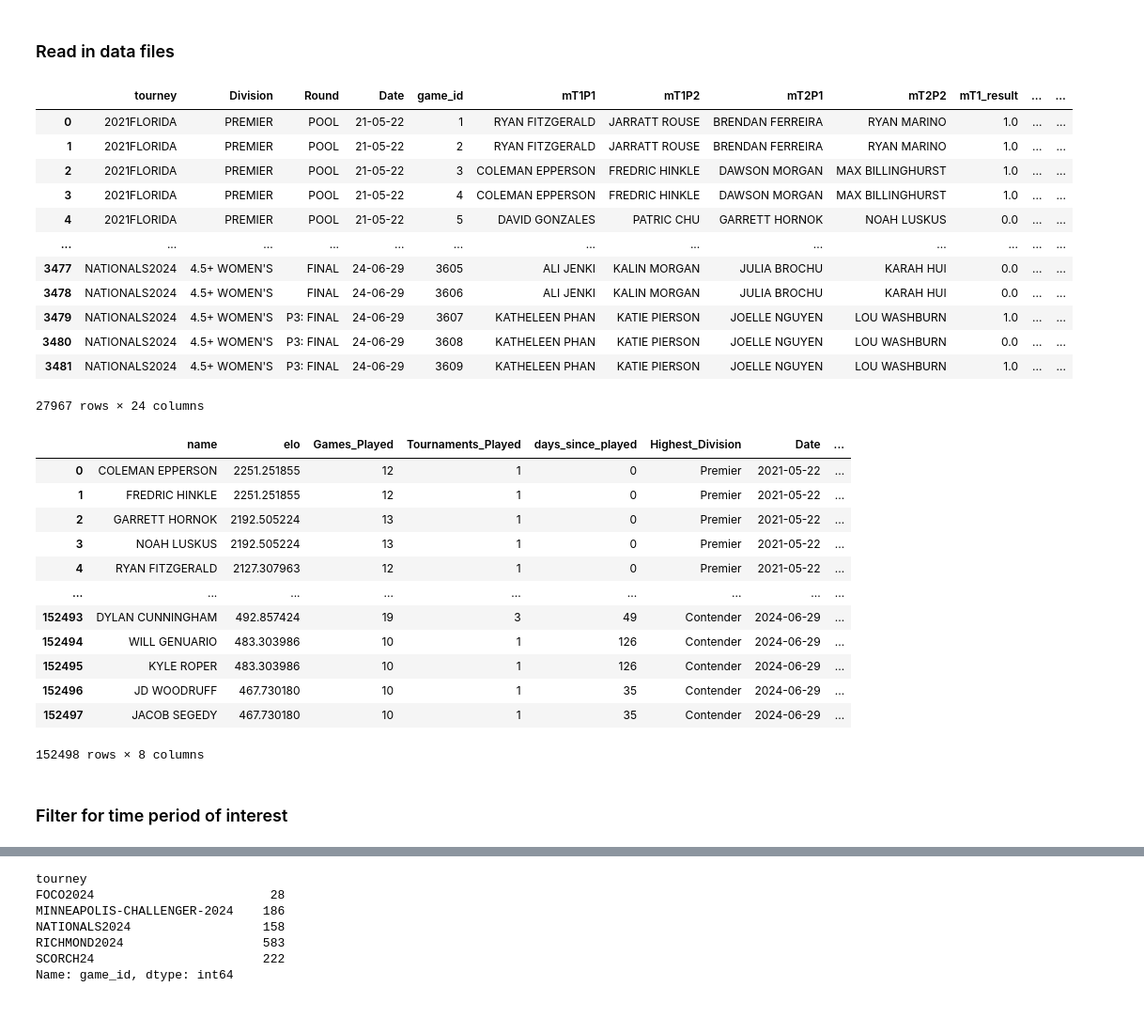
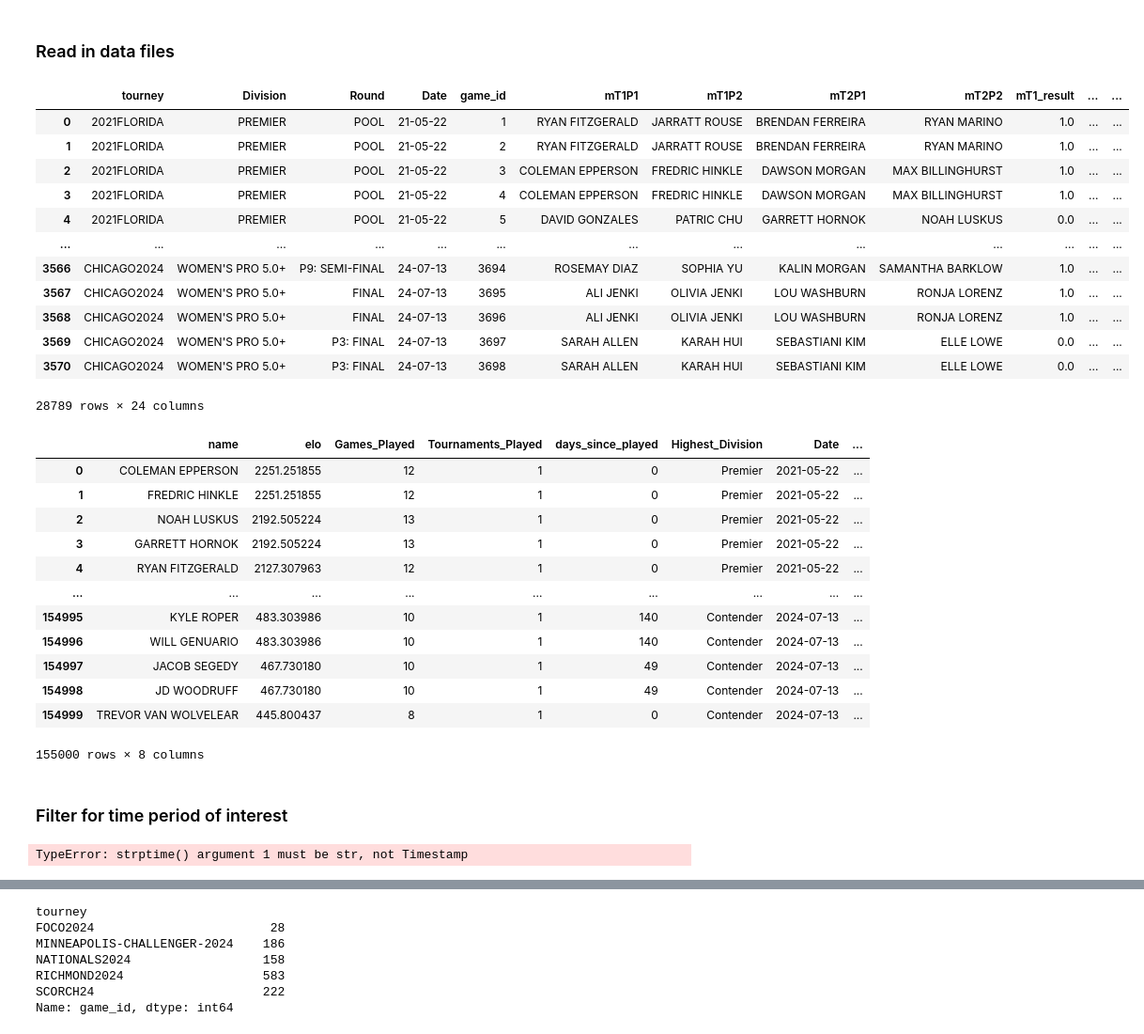
Before and after one commit to USAR-Rankings/rankings_model, a Jupyter notebook: data/Ranking Change/Ranking_Change.ipynb, the cells around one changed output, grey strips where cells are left out. Shown: that part at 94% size. Saved outputs shown, nothing was run; the diff lists cells and outputs as text; code cells hidden in the pictures.

```diff
--- a/data/Ranking Change/Ranking_Change.ipynb
+++ b/data/Ranking Change/Ranking_Change.ipynb
@@ -14,52 +14,54 @@ The goal of this script is to create interesting data about the last month of pl
 # %% [markdown]
 ### Read in data files
 # %%
-games = pd.read_csv("../test_all_games.csv").drop(["Unnamed: 0"],axis=1)
-games_w=pd.read_csv("../test_all_games_womens.csv").drop(["Unnamed: 0"],axis=1)
+games = pd.read_csv("../test_all_games_open_2024-08-02.csv").drop(["Unnamed: 0"],axis=1)
+games_w=pd.read_csv("../test_all_games_womens_2024-08-02.csv").drop(["Unnamed: 0"],axis=1)
 games_t=games._append(games_w)
 games_t
 # %% [output]
 |  | tourney | Division | Round | Date | game_id | mT1P1 | mT1P2 | mT2P1 | mT2P2 | mT1_result | ... | ... |
 | 0 | 2021FLORIDA | PREMIER | POOL | 21-05-22 | 1 | RYAN FITZGERALD | JARRATT ROUSE | BRENDAN FERREIRA | RYAN MARINO | 1.0 | ... | ... |
 | 1 | 2021FLORIDA | PREMIER | POOL | 21-05-22 | 2 | RYAN FITZGERALD | JARRATT ROUSE | BRENDAN FERREIRA | RYAN MARINO | 1.0 | ... | ... |
 | 2 | 2021FLORIDA | PREMIER | POOL | 21-05-22 | 3 | COLEMAN EPPERSON | FREDRIC HINKLE | DAWSON MORGAN | MAX BILLINGHURST | 1.0 | ... | ... |
 | 3 | 2021FLORIDA | PREMIER | POOL | 21-05-22 | 4 | COLEMAN EPPERSON | FREDRIC HINKLE | DAWSON MORGAN | MAX BILLINGHURST | 1.0 | ... | ... |
 | 4 | 2021FLORIDA | PREMIER | POOL | 21-05-22 | 5 | DAVID GONZALES | PATRIC CHU | GARRETT HORNOK | NOAH LUSKUS | 0.0 | ... | ... |
 | ... | ... | ... | ... | ... | ... | ... | ... | ... | ... | ... | ... | ... |
-| 3477 | NATIONALS2024 | 4.5+ WOMEN'S | FINAL | 24-06-29 | 3605 | ALI JENKI | KALIN MORGAN | JULIA BROCHU | KARAH HUI | 0.0 | ... | ... |
-| 3478 | NATIONALS2024 | 4.5+ WOMEN'S | FINAL | 24-06-29 | 3606 | ALI JENKI | KALIN MORGAN | JULIA BROCHU | KARAH HUI | 0.0 | ... | ... |
-| 3479 | NATIONALS2024 | 4.5+ WOMEN'S | P3: FINAL | 24-06-29 | 3607 | KATHELEEN PHAN | KATIE PIERSON | JOELLE NGUYEN | LOU WASHBURN | 1.0 | ... | ... |
-| 3480 | NATIONALS2024 | 4.5+ WOMEN'S | P3: FINAL | 24-06-29 | 3608 | KATHELEEN PHAN | KATIE PIERSON | JOELLE NGUYEN | LOU WASHBURN | 0.0 | ... | ... |
-| 3481 | NATIONALS2024 | 4.5+ WOMEN'S | P3: FINAL | 24-06-29 | 3609 | KATHELEEN PHAN | KATIE PIERSON | JOELLE NGUYEN | LOU WASHBURN | 1.0 | ... | ... |
+| 3566 | CHICAGO2024 | WOMEN'S PRO 5.0+ | P9: SEMI-FINAL | 24-07-13 | 3694 | ROSEMAY DIAZ | SOPHIA YU | KALIN MORGAN | SAMANTHA BARKLOW | 1.0 | ... | ... |
+| 3567 | CHICAGO2024 | WOMEN'S PRO 5.0+ | FINAL | 24-07-13 | 3695 | ALI JENKI | OLIVIA JENKI | LOU WASHBURN | RONJA LORENZ | 1.0 | ... | ... |
+| 3568 | CHICAGO2024 | WOMEN'S PRO 5.0+ | FINAL | 24-07-13 | 3696 | ALI JENKI | OLIVIA JENKI | LOU WASHBURN | RONJA LORENZ | 1.0 | ... | ... |
+| 3569 | CHICAGO2024 | WOMEN'S PRO 5.0+ | P3: FINAL | 24-07-13 | 3697 | SARAH ALLEN | KARAH HUI | SEBASTIANI KIM | ELLE LOWE | 0.0 | ... | ... |
+| 3570 | CHICAGO2024 | WOMEN'S PRO 5.0+ | P3: FINAL | 24-07-13 | 3698 | SARAH ALLEN | KARAH HUI | SEBASTIANI KIM | ELLE LOWE | 0.0 | ... | ... |
-27967 rows × 24 columns
+28789 rows × 24 columns
 # %%
-players=pd.read_csv("../test_final_players_all.csv").drop(["Unnamed: 0"],axis=1)
+players=pd.read_csv("../test_final_players_open_2024-08-02.csv").drop(["Unnamed: 0"],axis=1)
 players
 # %% [output]
 |  | name | elo | Games_Played | Tournaments_Played | days_since_played | Highest_Division | Date | ... |
 | 0 | COLEMAN EPPERSON | 2251.251855 | 12 | 1 | 0 | Premier | 2021-05-22 | ... |
 | 1 | FREDRIC HINKLE | 2251.251855 | 12 | 1 | 0 | Premier | 2021-05-22 | ... |
-| 2 | GARRETT HORNOK | 2192.505224 | 13 | 1 | 0 | Premier | 2021-05-22 | ... |
-| 3 | NOAH LUSKUS | 2192.505224 | 13 | 1 | 0 | Premier | 2021-05-22 | ... |
+| 2 | NOAH LUSKUS | 2192.505224 | 13 | 1 | 0 | Premier | 2021-05-22 | ... |
+| 3 | GARRETT HORNOK | 2192.505224 | 13 | 1 | 0 | Premier | 2021-05-22 | ... |
 | 4 | RYAN FITZGERALD | 2127.307963 | 12 | 1 | 0 | Premier | 2021-05-22 | ... |
 | ... | ... | ... | ... | ... | ... | ... | ... | ... |
-| 152493 | DYLAN CUNNINGHAM | 492.857424 | 19 | 3 | 49 | Contender | 2024-06-29 | ... |
-| 152494 | WILL GENUARIO | 483.303986 | 10 | 1 | 126 | Contender | 2024-06-29 | ... |
-| 152495 | KYLE ROPER | 483.303986 | 10 | 1 | 126 | Contender | 2024-06-29 | ... |
-| 152496 | JD WOODRUFF | 467.730180 | 10 | 1 | 35 | Contender | 2024-06-29 | ... |
-| 152497 | JACOB SEGEDY | 467.730180 | 10 | 1 | 35 | Contender | 2024-06-29 | ... |
+| 154995 | KYLE ROPER | 483.303986 | 10 | 1 | 140 | Contender | 2024-07-13 | ... |
+| 154996 | WILL GENUARIO | 483.303986 | 10 | 1 | 140 | Contender | 2024-07-13 | ... |
+| 154997 | JACOB SEGEDY | 467.730180 | 10 | 1 | 49 | Contender | 2024-07-13 | ... |
+| 154998 | JD WOODRUFF | 467.730180 | 10 | 1 | 49 | Contender | 2024-07-13 | ... |
+| 154999 | TREVOR VAN WOLVELEAR | 445.800437 | 8 | 1 | 0 | Contender | 2024-07-13 | ... |
-152498 rows × 8 columns
+155000 rows × 8 columns
 # %% [markdown]
 ### Filter for time period of interest
 # %%
 date_format = '%Y-%m-%d'
-start_date=datetime.strptime('2024-06-06', date_format)
-end_date=datetime.strptime('2024-07-04', date_format)
+start_date=datetime.strptime('2024-07-04', date_format)
+end_date=datetime.strptime('2024-08-01', date_format)
 players["Date"]=[datetime.strptime(x, date_format)for x in players["Date"]]
 date_format = '%y-%m-%d'
 games["Date"]=[datetime.strptime(x, date_format)for x in games["Date"]]
 games_w["Date"]=[datetime.strptime(x, date_format)for x in games_w["Date"]]
 games_t["Date"]=[datetime.strptime(x, date_format)for x in games_t["Date"]]
+# %% [output]
+TypeError: strptime() argument 1 must be str, not Timestamp
 # %%
 may_play=players[(players['Date'] >= start_date) & (players['Date'] < end_date)]
 may_play
```
Also changed, not shown: parts of 2 cells of this notebook.
